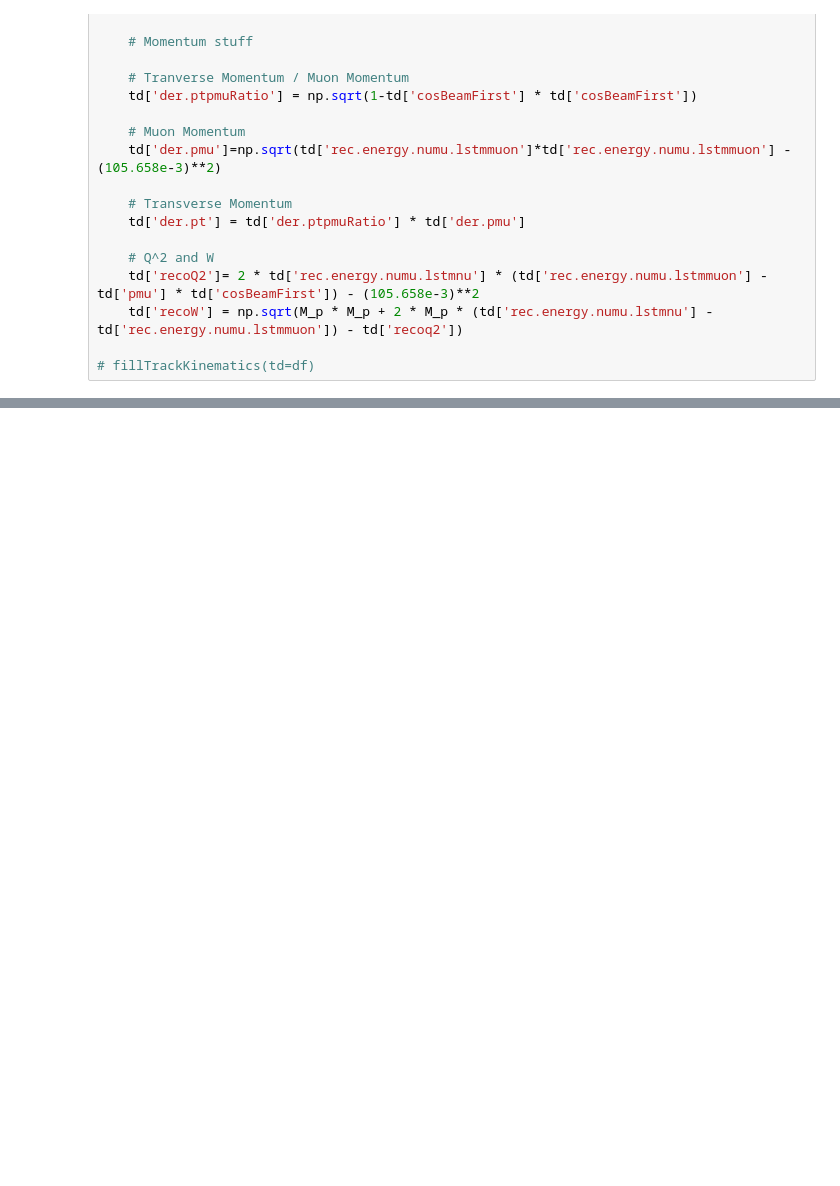
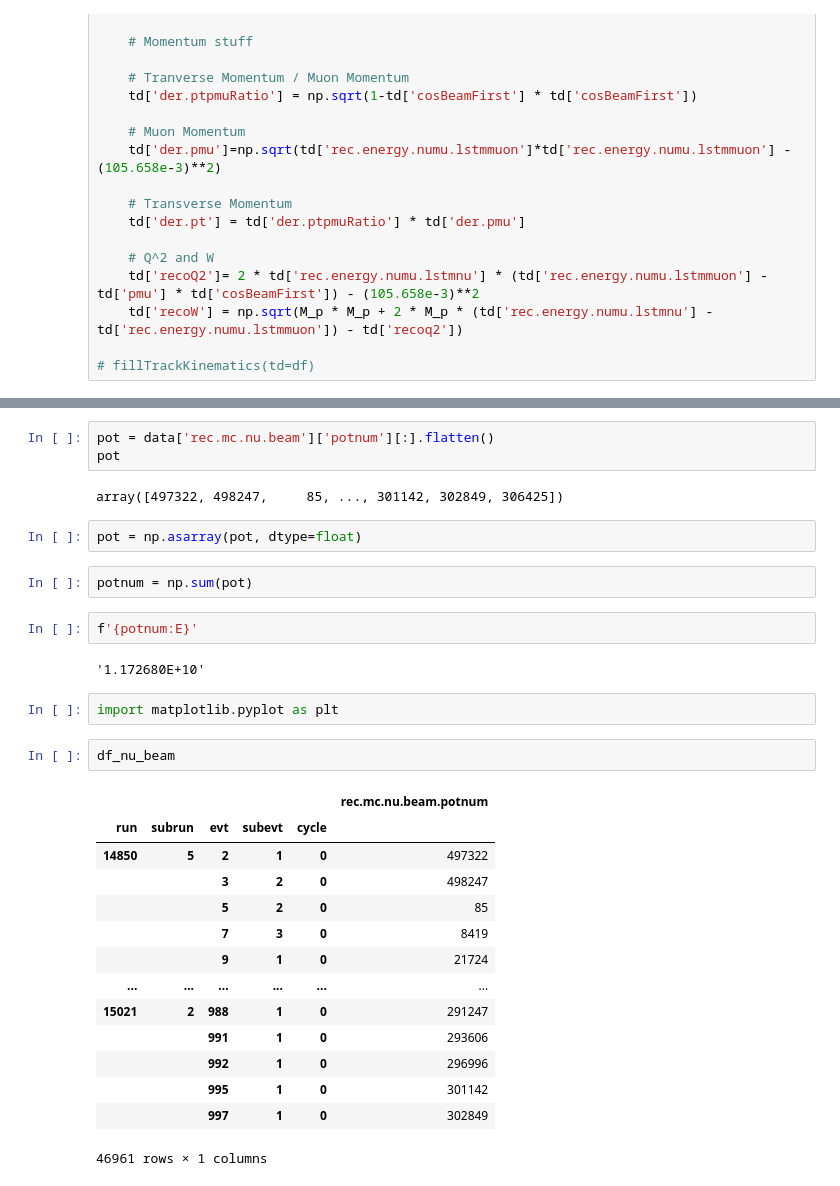
Before and after one commit to aditya-marathe/msci-project, a Jupyter notebook: src/notebooks/testing.ipynb, the cells around one changed output, grey strips where cells are left out. Cells and saved outputs as stored; diff of their text form; blank space fills up the shorter version.

```diff
--- a/src/notebooks/testing.ipynb
+++ b/src/notebooks/testing.ipynb
@@ -649,0 +576,32 @@ def fillTrackKinematics(td: dict) -> None:
+# %%
+pot = data['rec.mc.nu.beam']['potnum'][:].flatten()
+pot
+# %% [output]
+array([497322, 498247,     85, ..., 301142, 302849, 306425])
+# %%
+pot = np.asarray(pot, dtype=float)
+# %%
+potnum = np.sum(pot)
+# %%
+f'{potnum:E}'
+# %% [output]
+'1.172680E+10'
+# %%
+import matplotlib.pyplot as plt
+# %%
+df_nu_beam
+# %% [output]
+|  |  |  |  |  | rec.mc.nu.beam.potnum |
+| run | subrun | evt | subevt | cycle |  |
+| 14850 | 5 | 2 | 1 | 0 | 497322 |
+|  |  | 3 | 2 | 0 | 498247 |
+|  |  | 5 | 2 | 0 | 85 |
+|  |  | 7 | 3 | 0 | 8419 |
+|  |  | 9 | 1 | 0 | 21724 |
+| ... | ... | ... | ... | ... | ... |
+| 15021 | 2 | 988 | 1 | 0 | 291247 |
+|  |  | 991 | 1 | 0 | 293606 |
+|  |  | 992 | 1 | 0 | 296996 |
+|  |  | 995 | 1 | 0 | 301142 |
+|  |  | 997 | 1 | 0 | 302849 |
+46961 rows × 1 columns
```
Also changed, not shown: parts of 21 cells of this notebook, 4 other files.
